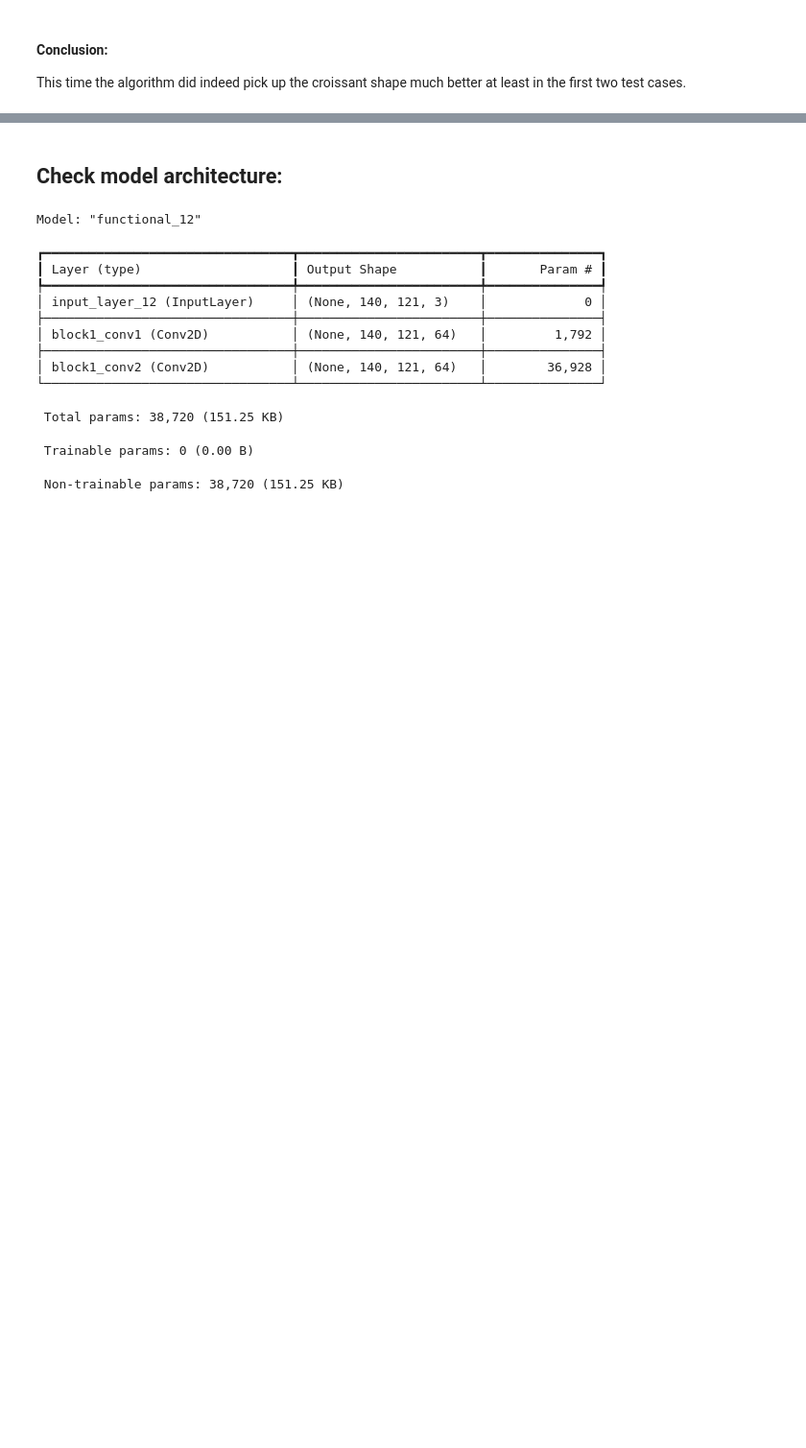
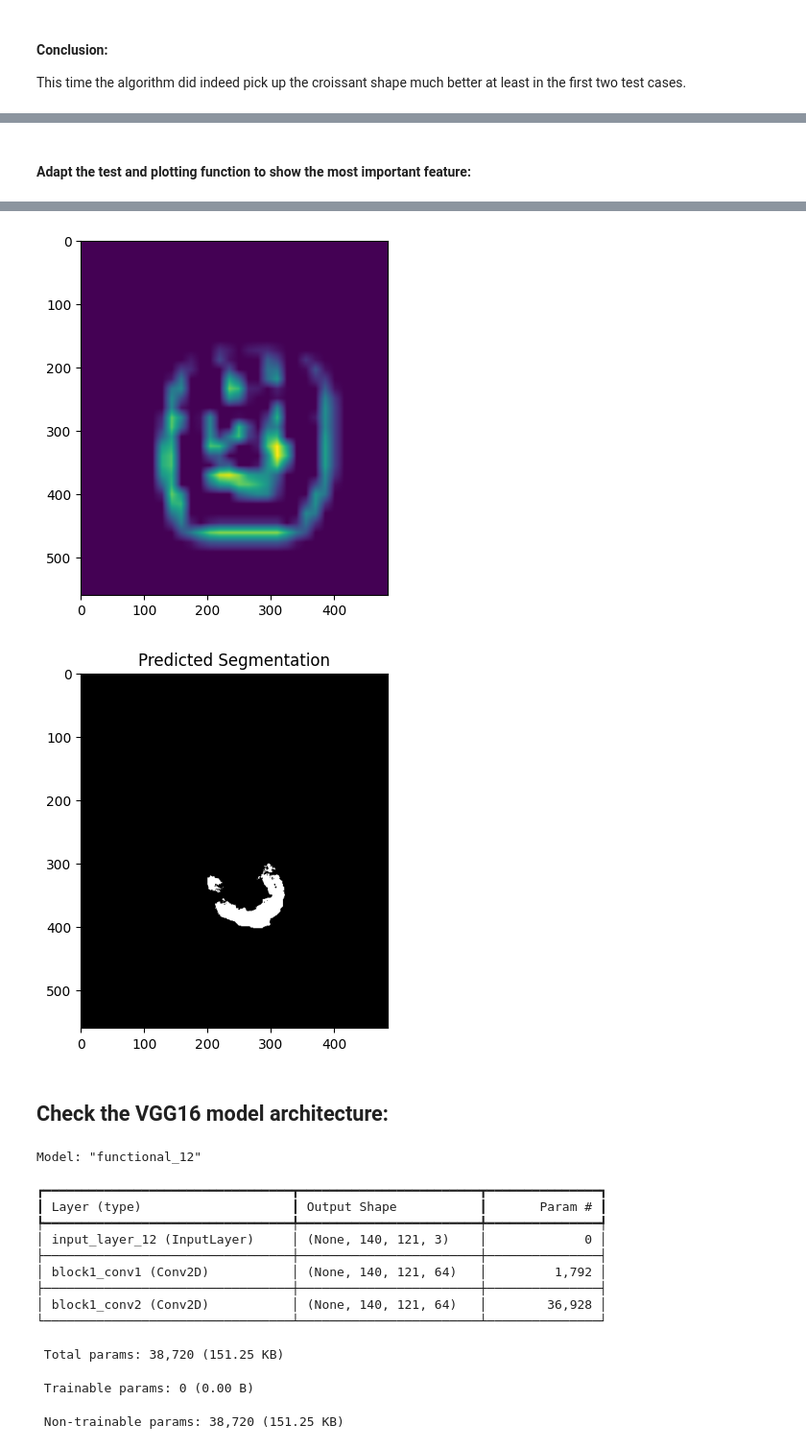
Before and after one commit to HieronymusEsteban/meniscus_segmentation_napari, a Jupyter notebook: meniscus_segment_first_try.ipynb, the cells around one changed output, grey strips where cells are left out. Shown at 96% size. Saved outputs shown, nothing was run; the diff lists cells and outputs as text; code cells hidden in the pictures; blank space fills up the shorter version.

Commit message:
Added feature importance to meniscus_segment_first_try.ipynb notebook.

```diff
--- a/meniscus_segment_first_try.ipynb
+++ b/meniscus_segment_first_try.ipynb
@@ -597,0 +607,3 @@ This time the algorithm did indeed pick up the croissant shape much better at le
+# %%
+feature_importances = clf_2.feature_importances_
+feature_importances.argmax()
@@ -597,0 +630,36 @@ This time the algorithm did indeed pick up the croissant shape much better at le
+# %% [markdown]
+#### Adapt the test and plotting function to show the most important feature:
+# %%
+def test_plot_result_best_feature(test_image, scaling_factors, classifier, feature_index):
+    # Prepare test data for use with the convolutional network (3 channels needed):
+    test_image_3channels = grayscale_to_rgb(test_image)
+    # create feature extractor and apply
+    shapes = []
+    for i in scaling_factors:
+        shapes.append((int(test_image_3channels.shape[0]/i),(int(test_image_3channels.shape[1]/i))))
+    print("Image input scales:")
+    print(shapes)
+    models = init_VGG16_pyramid(shapes)
+    features_test_0 = fd_VGG16_pyramid(test_image_3channels,models,shapes)
+    # plot example filter response; choose a channel (100) for plotting:
+    plt.imshow(features_test_0[:,:,feature_index])
+    plt.show()
+
+    # Flatten the image (combine first two dimensions: 560 * 484 = 271,040 pixels)
+    X_test = features_test_0.reshape(-1, 192)  # Shape: (271040, 192)
+    # Use the trained random forest classifier to make predictions:
+    predictions = classifier.predict(X_test)
+    # Assuming `predictions` is a 1D array of length corresponding
+    # to the product of the original image dimensions:
+    # len(predictions) = test_image.shape[0] * test_image.shape[1] :
+    predictions_reshaped = predictions.reshape(test_image.shape[0], test_image.shape[1])
+
+    # Plot the reshaped predictions
+    plt.imshow(predictions_reshaped, cmap='gray')
+    plt.title('Predicted Segmentation')
+    plt.show()
+# %%
+# Get most important feature and carry out test again and plot the most important feature:
+index_most_important_feature = feature_importances.argmax()
+test_plot_result_best_feature(slice_test_0, downscaling_factors, clf_2, index_most_important_feature)
+# %% [output]
@@ -598,5 +671,7 @@ This time the algorithm did indeed pick up the croissant shape much better at le
+[figure, added]
+[figure, added]
 # %% [markdown]
-## Check model architecture:
+## Check the VGG16 model architecture:
 # %%
 models[0].summary()
 # %% [output]
```
Also changed, not shown: parts of 14 cells of this notebook.
